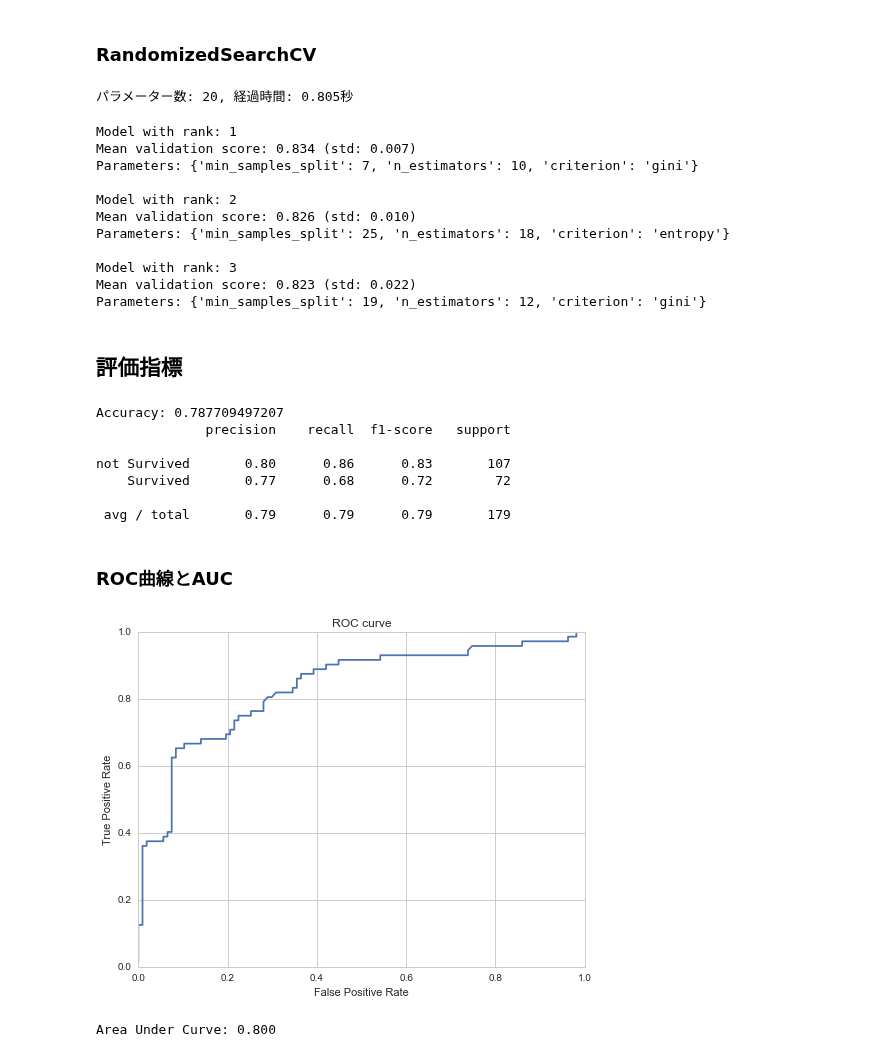
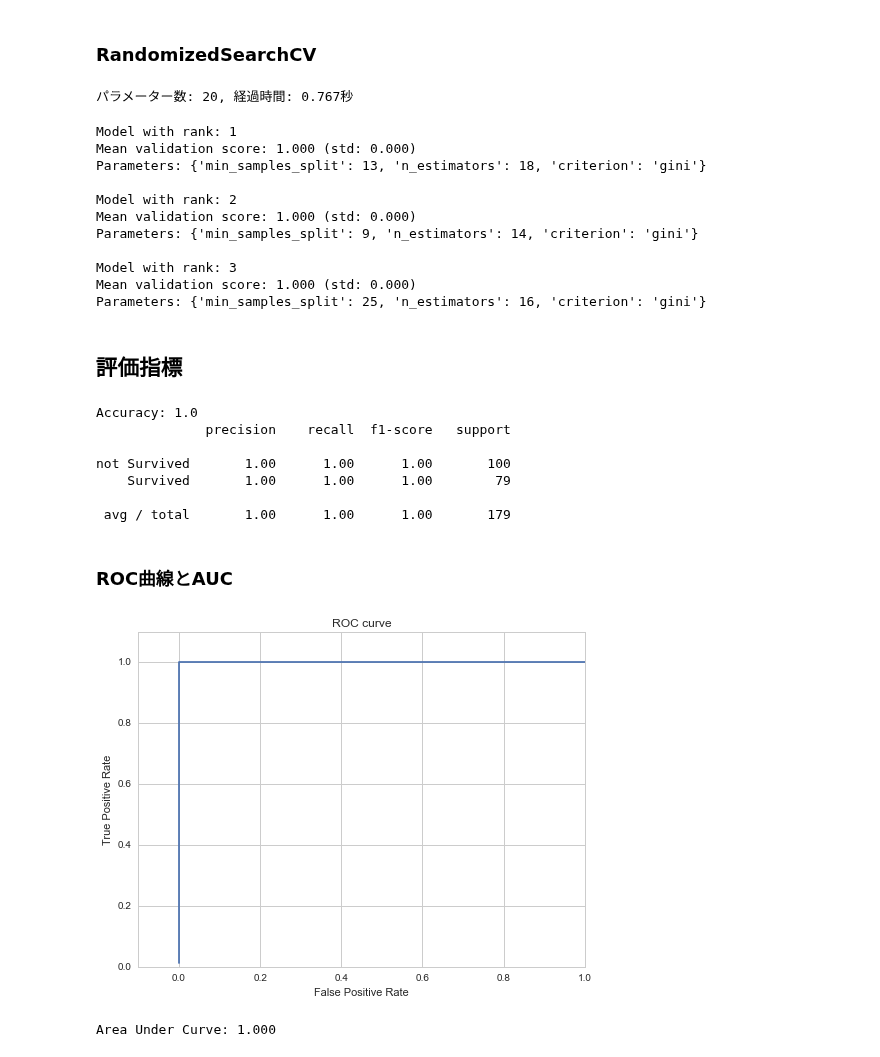
Before and after one commit to matsuken92/Qiita_Contents, a Jupyter notebook: Model_evaluation/Model_evaluation.ipynb, the cells around one changed output. Saved outputs shown, nothing was run; the diff lists cells and outputs as text; code cells hidden in the pictures.

```diff
--- a/Model_evaluation/Model_evaluation.ipynb
+++ b/Model_evaluation/Model_evaluation.ipynb
@@ -49,8 +49,10 @@ titanic.head()
 # カテゴリ変数をダミー変数化
 def convert_dummies(df, key):
     dum = pd.get_dummies(df[key])
-    dum.columns = [key + "_" + str(k) for k in dum.keys()]
-    df = pd.concat((df, dum), axis=1)
+    ks = dum.keys()
+    print "Removing {} from {}...".format(ks[0], key)
+    dum.columns = [key + "_" + str(k) for k in ks]
+    df = pd.concat((df, dum.ix[:,1:]), axis=1)
     df = df.drop(key, axis=1)
     return df
 # %%
@@ -74,6 +84,7 @@ survived pclass age sibsp parch fare adult_male alive who_child who_man who_woma
 # %%
 # 使用しない変数をドロップ
 titanic = titanic.drop("alive", axis=1)
+titanic = titanic.drop("pclass", axis=1)
 # %%
 # 再確認
 titanic.head()
@@ -95,8 +106,8 @@ titanic.to_csv("./titanic_converted2.csv", index=False)
 # %%
 # 訓練データ(80%), テストデータ(20%)に分割する
 target = titanic.ix[:, 0]
-data = titanic.ix[:, [1,2,3,4,5,6,7,8,9,10,11,12,13]]
-X_train, X_test, y_train, y_test = cross_validation.train_test_split(data, target, test_size=0.2, random_state=None)
+data = titanic.ix[:, :]#[1,2,3,4,5,6,7,8,9,10,11,12,13]]
+X_train, X_test, y_train, y_test = cross_validation.train_test_split(data, target, test_size=0.2, random_state=2)
 
 print [d.shape for d in [X_train, X_test, y_train, y_test]]
 # %% [output]
@@ -210,7 +221,7 @@ random_search.fit(X_train, y_train)
 end   = time()
 print"パラメーター数: {0}, 経過時間: {1:0.3f}秒".format(n_iter_search, end - start)
 # %% [output]
-パラメーター数: 20, 経過時間: 0.805秒
+パラメーター数: 20, 経過時間: 0.767秒
 # %%
 # トップ3パラメータ
 top_scores = sorted(random_search.grid_scores_, key=itemgetter(1), reverse=True)[:3]
@@ -223,16 +234,16 @@ for i, score in enumerate(top_scores):
     print("")
 # %% [output]
 Model with rank: 1
-Mean validation score: 0.834 (std: 0.007)
-Parameters: {'min_samples_split': 7, 'n_estimators': 10, 'criterion': 'gini'}
+Mean validation score: 1.000 (std: 0.000)
+Parameters: {'min_samples_split': 13, 'n_estimators': 18, 'criterion': 'gini'}
 
 Model with rank: 2
-Mean validation score: 0.826 (std: 0.010)
-Parameters: {'min_samples_split': 25, 'n_estimators': 18, 'criterion': 'entropy'}
+Mean validation score: 1.000 (std: 0.000)
+Parameters: {'min_samples_split': 9, 'n_estimators': 14, 'criterion': 'gini'}
 
 Model with rank: 3
-Mean validation score: 0.823 (std: 0.022)
-Parameters: {'min_samples_split': 19, 'n_estimators': 12, 'criterion': 'gini'}
+Mean validation score: 1.000 (std: 0.000)
+Parameters: {'min_samples_split': 25, 'n_estimators': 16, 'criterion': 'gini'}
 # %% [markdown]
 ## 評価指標
 # %%
@@ -242,30 +253,32 @@ print u"Accuracy:", clf.score(X_test, y_test)
 y_pred = clf.predict(X_test)
 print classification_report(y_test, y_pred, target_names=["not Survived", "Survived"])
 # %% [output]
-Accuracy: 0.787709497207
+Accuracy: 1.0
               precision    recall  f1-score   support
 
-not Survived       0.80      0.86      0.83       107
-    Survived       0.77      0.68      0.72        72
+not Survived       1.00      1.00      1.00       100
+    Survived       1.00      1.00      1.00        79
 
- avg / total       0.79      0.79      0.79       179
+ avg / total       1.00      1.00      1.00       179
 # %% [markdown]
 ### ROC曲線とAUC
 # %%
 prob = clf.predict_proba(X_test)[:,1]
 fpr, tpr, thresholds= roc_curve(y_test, prob)
 
 plt.figure(figsize=(8,6))
+plt.xlim(-0.1, 1)
+plt.ylim(0, 1.1)
 plt.plot(fpr, tpr)
 plt.title("ROC curve")
 plt.xlabel("False Positive Rate")
 plt.ylabel("True Positive Rate")
 plt.show()
 # %% [output]
-[figure, old version]
+[figure, new version]
 # %%
 precision, recall, thresholds = precision_recall_curve(y_test, prob)
 area = auc(recall, precision)
 print "Area Under Curve: {0:.3f}".format(area)
 # %% [output]
-Area Under Curve: 0.800
+Area Under Curve: 1.000
```
Also changed, not shown: parts of 9 cells of this notebook.
